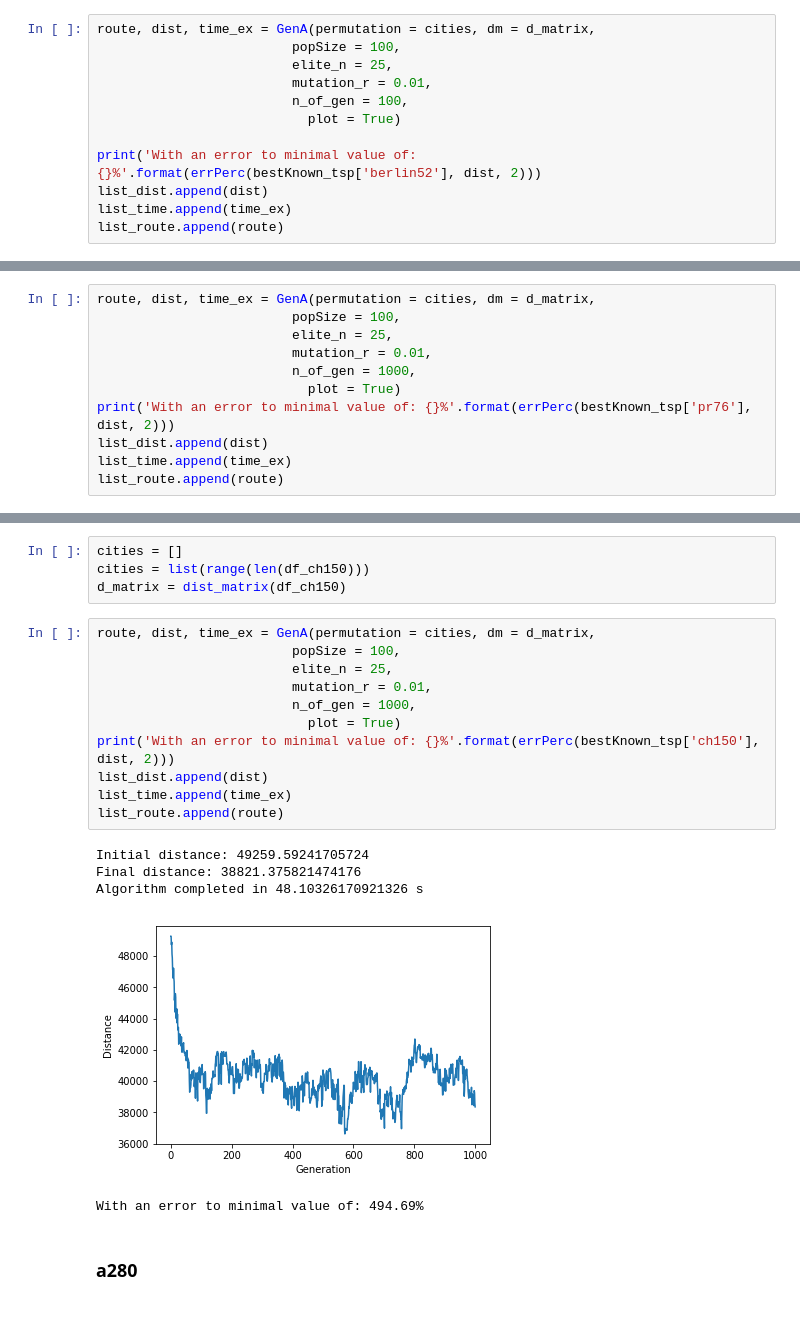
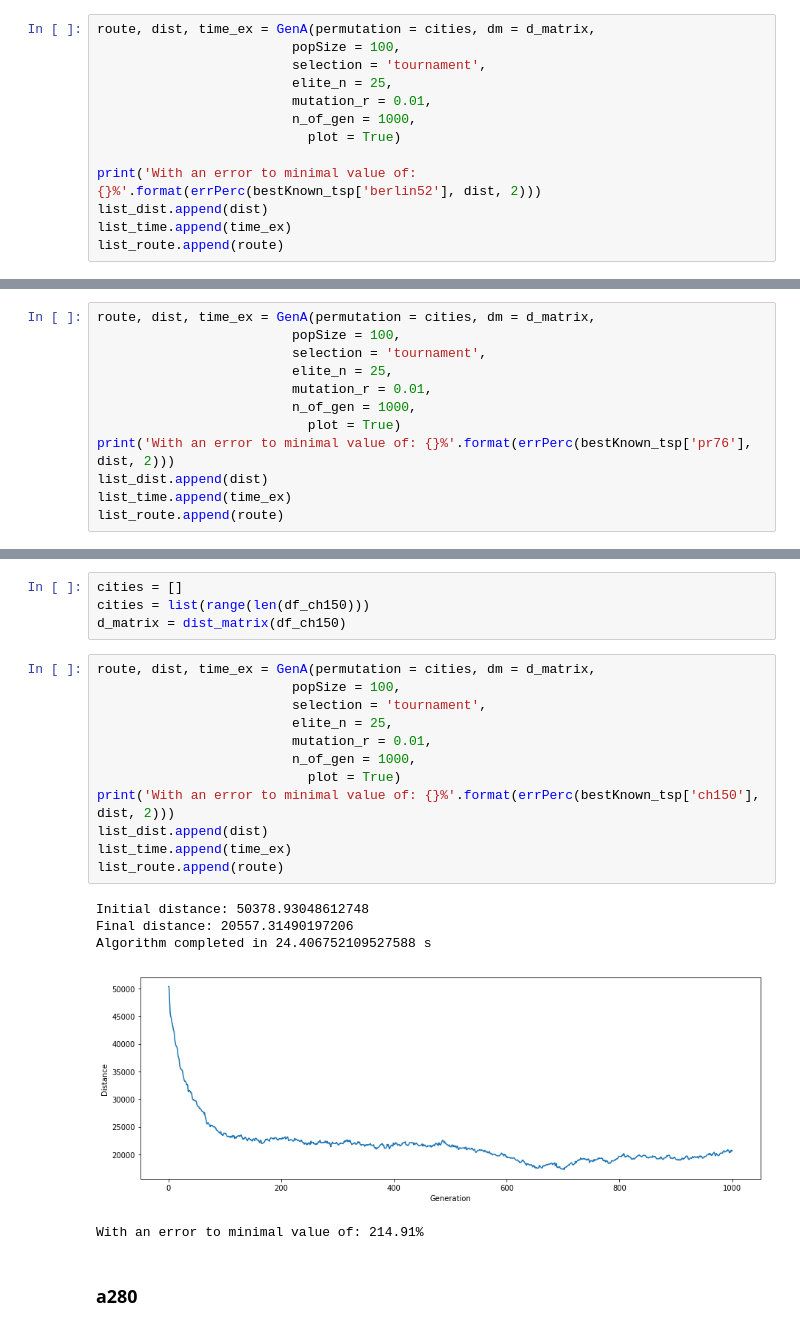
Before and after one commit to DBertazioli/Ant-Q-KGA, a Jupyter notebook: genomic/extended_try.ipynb, the cells around one changed output, grey strips where cells are left out. Cells and saved outputs as stored; diff of their text form.

```diff
--- a/genomic/extended_try.ipynb
+++ b/genomic/extended_try.ipynb
@@ -210,9 +243,10 @@ d_matrix = dist_matrix(df_berlin52)
 # %%
 route, dist, time_ex = GenA(permutation = cities, dm = d_matrix,
                          popSize = 100,
+                         selection = 'tournament',
                          elite_n = 25,
                          mutation_r = 0.01,
-                         n_of_gen = 100,
+                         n_of_gen = 1000,
                            plot = True)
 
 print('With an error to minimal value of: {}%'.format(errPerc(bestKnown_tsp['berlin52'], dist, 2)))
@@ -234,6 +268,7 @@ d_matrix = dist_matrix(df_pr76)
 # %%
 route, dist, time_ex = GenA(permutation = cities, dm = d_matrix,
                          popSize = 100,
+                         selection = 'tournament',
                          elite_n = 25,
                          mutation_r = 0.01,
                          n_of_gen = 1000,
@@ -257,20 +292,21 @@ d_matrix = dist_matrix(df_ch150)
 # %%
 route, dist, time_ex = GenA(permutation = cities, dm = d_matrix,
                          popSize = 100,
+                         selection = 'tournament',
                          elite_n = 25,
                          mutation_r = 0.01,
                          n_of_gen = 1000,
                            plot = True)
 print('With an error to minimal value of: {}%'.format(errPerc(bestKnown_tsp['ch150'], dist, 2)))
 list_dist.append(dist)
 list_time.append(time_ex)
 list_route.append(route)
 # %% [output]
-Initial distance: 49259.59241705724
-Final distance: 38821.375821474176
-Algorithm completed in 48.10326170921326 s
+Initial distance: 50378.93048612748
+Final distance: 20557.31490197206
+Algorithm completed in 24.406752109527588 s
-[figure, old version]
+[figure, new version]
-With an error to minimal value of: 494.69%
+With an error to minimal value of: 214.91%
 # %% [markdown]
 ### a280
 # %%
```
Also changed, not shown: parts of 6 cells of this notebook.
